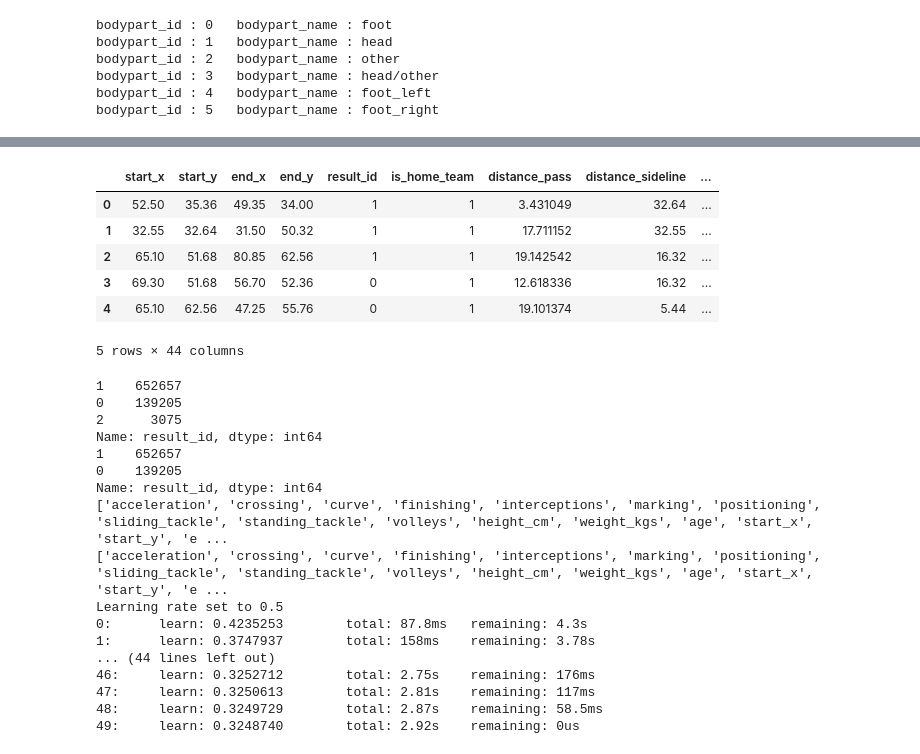
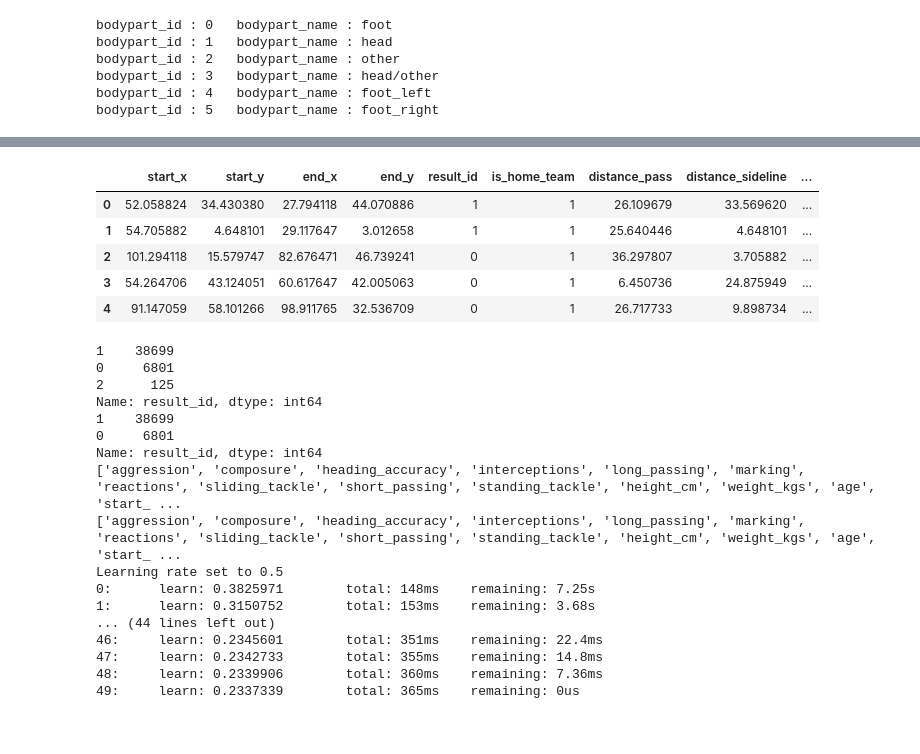
Before and after one commit to Steve23522016/vaep-base-code, a Jupyter notebook: notebooks/expected_passes_model.ipynb, the cells around one changed output, grey strips where cells are left out. Cells and saved outputs as stored; diff of their text form; code cells hidden in the pictures.

Commit message:
xpass migrate to statsbomb and add 360 opponent feature

```diff
--- a/notebooks/expected_passes_model.ipynb
+++ b/notebooks/expected_passes_model.ipynb
@@ -309,7 +460,7 @@ def collect_raw_pass_spadl_df(source="Wyscout", period=1):
 # Load csv datas already retrieved then concat them into one big dataframe
 import os
 
-DIRECTORY_XPASS_CSV_DATAS = "data/training_data_xpass_wyscout"
+DIRECTORY_XPASS_CSV_DATAS = "data/training_data_xpass"
 
 def load_and_concat_xpass_df_from_csv():
     list_pass_event_df = []
@@ -338,25 +489,26 @@ big_dataframe_xpass_model.head()
 # %%
 # SELECT ONLY FEATURED COLUMN FROM BIG DATASETS
 features_column_included = ["start_x", "start_y", "end_x", "end_y", "distance_pass", "is_home_team", "distance_sideline",
-                            "distance_goal", "distance_receiver_sideline", "distance_receiver_goal", "angle_pass", "result_id"]
+                            "distance_goal", "distance_receiver_sideline", "distance_receiver_goal", "angle_pass",
+                            "distance_opponent", "num_opponent_closer_goal", "distance_receiver_opponent", "num_opponent_closer_goal_receiver",
+                            "num_opponent_in_path", "num_opponent_in_path_receiver", "result_id"]
 player_skills_column_included = ["acceleration", "aggression", "agility", "balance", "ball_control",
                                  "composure", "crossing", "curve", "dribbling", "finishing",
                                  "freekick_accuracy", "heading_accuracy", "interceptions", "jumping", "long_passing",
                                  "long_shots", "marking", "penalties", "positioning", "reactions",
                                  "shot_power", "sliding_tackle", "sprint_speed", "stamina", "short_passing",
                                  "standing_tackle", "strength", "vision", "volleys"]
 player_attribute_column_included = ["height_cm", "weight_kgs", "age"]
 
 big_dataframe_xpass_model = big_dataframe_xpass_model[[c for c in big_dataframe_xpass_model.columns if c in (features_column_included + player_skills_column_included + player_attribute_column_included)]]
 big_dataframe_xpass_model.head()
 # %% [output]
 |  | start_x | start_y | end_x | end_y | result_id | is_home_team | distance_pass | distance_sideline | ... |
-| 0 | 52.50 | 35.36 | 49.35 | 34.00 | 1 | 1 | 3.431049 | 32.64 | ... |
-| 1 | 32.55 | 32.64 | 31.50 | 50.32 | 1 | 1 | 17.711152 | 32.55 | ... |
-| 2 | 65.10 | 51.68 | 80.85 | 62.56 | 1 | 1 | 19.142542 | 16.32 | ... |
-| 3 | 69.30 | 51.68 | 56.70 | 52.36 | 0 | 1 | 12.618336 | 16.32 | ... |
-| 4 | 65.10 | 62.56 | 47.25 | 55.76 | 0 | 1 | 19.101374 | 5.44 | ... |
+| 0 | 52.058824 | 34.430380 | 27.794118 | 44.070886 | 1 | 1 | 26.109679 | 33.569620 | ... |
+| 1 | 54.705882 | 4.648101 | 29.117647 | 3.012658 | 1 | 1 | 25.640446 | 4.648101 | ... |
+| 2 | 101.294118 | 15.579747 | 82.676471 | 46.739241 | 0 | 1 | 36.297807 | 3.705882 | ... |
+| 3 | 54.264706 | 43.124051 | 60.617647 | 42.005063 | 0 | 1 | 6.450736 | 24.875949 | ... |
+| 4 | 91.147059 | 58.101266 | 98.911765 | 32.536709 | 0 | 1 | 26.717733 | 9.898734 | ... |
-5 rows × 44 columns
 # %%
 # CASE 1 : Random Oversample Function
 def training_data_random_oversampled(X_train, Y_train):
@@ -556,7 +708,9 @@ def fit_and_train_with_model_catboostclassifier(X_train, Y_train):
 scaler = preprocessing.MinMaxScaler(feature_range=(0,1))
 columns_minmax_scaler = player_skills_column_included + player_attribute_column_included + \
                         ["start_x", "start_y", "end_x", "end_y", "distance_pass", "distance_sideline",
-                        "distance_goal", "distance_receiver_sideline", "distance_receiver_goal", "angle_pass"]
+                        "distance_goal", "distance_receiver_sideline", "distance_receiver_goal", "angle_pass",
+                        "distance_opponent", "num_opponent_closer_goal", "distance_receiver_opponent",
+                        "num_opponent_closer_goal_receiver", "num_opponent_in_path", "num_opponent_in_path_receiver"]
 big_dataframe_xpass_model[columns_minmax_scaler] = scaler.fit_transform(big_dataframe_xpass_model[columns_minmax_scaler])
 
 # 2. Check if data is unbalanced. If it is unbalanced, then do method to oversize the sample
@@ -662,20 +816,20 @@ filename = 'xpass_test_model_experiment_result.csv'
 directory_model = "data/model_xpass_wyscout/"
 empty_test_result.to_csv(directory_model + filename)
 # %% [output]
-1    652657
-0    139205
-2      3075
+1    38699
+0     6801
+2      125
 Name: result_id, dtype: int64
-1    652657
-0    139205
+1    38699
+0     6801
 Name: result_id, dtype: int64
-['acceleration', 'crossing', 'curve', 'finishing', 'interceptions', 'marking', 'positioning', 'sliding_tackle', 'standing_tackle', 'volleys', 'height_cm', 'weight_kgs', 'age', 'start_x', 'start_y', 'e ...
-['acceleration', 'crossing', 'curve', 'finishing', 'interceptions', 'marking', 'positioning', 'sliding_tackle', 'standing_tackle', 'volleys', 'height_cm', 'weight_kgs', 'age', 'start_x', 'start_y', 'e ...
+['aggression', 'composure', 'heading_accuracy', 'interceptions', 'long_passing', 'marking', 'reactions', 'sliding_tackle', 'short_passing', 'standing_tackle', 'height_cm', 'weight_kgs', 'age', 'start_ ...
+['aggression', 'composure', 'heading_accuracy', 'interceptions', 'long_passing', 'marking', 'reactions', 'sliding_tackle', 'short_passing', 'standing_tackle', 'height_cm', 'weight_kgs', 'age', 'start_ ...
 Learning rate set to 0.5
-0:      learn: 0.4235253        total: 87.8ms   remaining: 4.3s
-1:      learn: 0.3747937        total: 158ms    remaining: 3.78s
+0:      learn: 0.3825971        total: 148ms    remaining: 7.25s
+1:      learn: 0.3150752        total: 153ms    remaining: 3.68s
 ... (44 lines left out)
-46:     learn: 0.3252712        total: 2.75s    remaining: 176ms
-47:     learn: 0.3250613        total: 2.81s    remaining: 117ms
-48:     learn: 0.3249729        total: 2.87s    remaining: 58.5ms
-49:     learn: 0.3248740        total: 2.92s    remaining: 0us
+46:     learn: 0.2345601        total: 351ms    remaining: 22.4ms
+47:     learn: 0.2342733        total: 355ms    remaining: 14.8ms
+48:     learn: 0.2339906        total: 360ms    remaining: 7.36ms
+49:     learn: 0.2337339        total: 365ms    remaining: 0us
```
Also changed, not shown: parts of 7 cells of this notebook, 7 other files.
